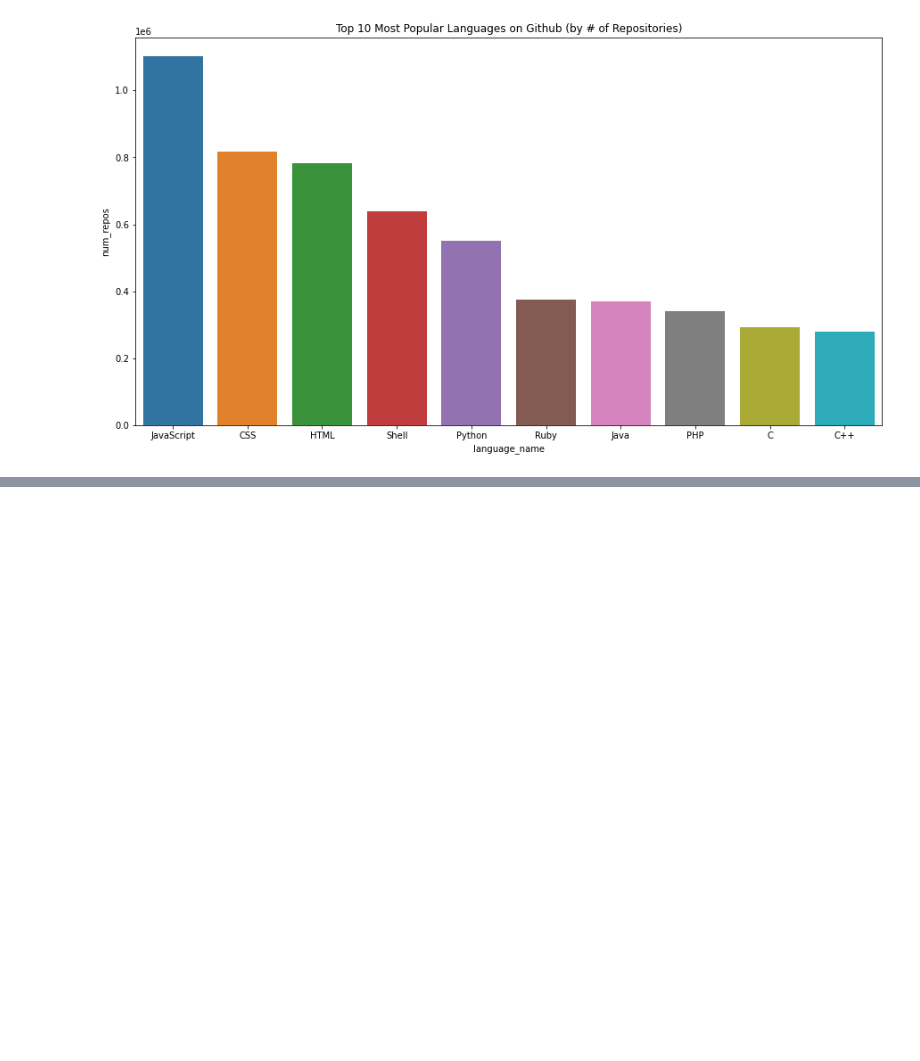
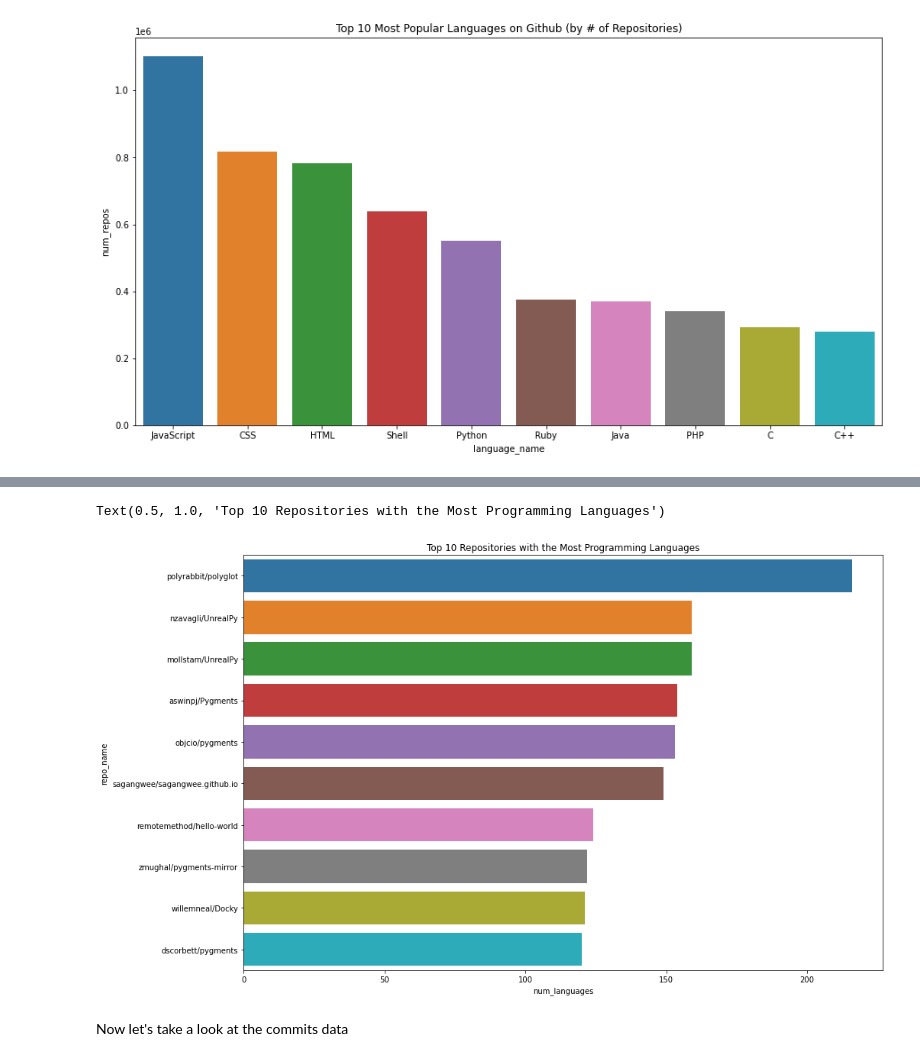
Before and after one commit to jordan-maulino/github_data, a Jupyter notebook: github_data.ipynb, the cells around one changed output, grey strips where cells are left out. Cells and saved outputs as stored; diff of their text form; code cells hidden in the pictures; blank space fills up the shorter version.

Commit message:
most languages and most commits queries

```diff
--- a/github_data.ipynb
+++ b/github_data.ipynb
@@ -99,0 +103,14 @@ Text(0.5, 1.0, 'Top 10 Most Popular Languages on Github (by # of Repositories)')
+# %%
+most_lang_query = """
+                  SELECT repo_name, COUNT(l.name) AS num_languages
+                  FROM `bigquery-public-data.github_repos.languages`,
+                    UNNEST(language) as l
+                  GROUP BY repo_name
+                  ORDER BY num_languages DESC
+                  """
+
+query_job = client.query(most_lang_query)
+
+most_lang = query_job.to_dataframe()
+
+most_lang.head()
@@ -99,0 +124,9 @@ Text(0.5, 1.0, 'Top 10 Most Popular Languages on Github (by # of Repositories)')
+# %%
+plt.figure(figsize=(15, 10))
+sns.barplot(x="num_languages", y="repo_name", data=most_lang.loc[0:9])
+plt.title("Top 10 Repositories with the Most Programming Languages")
+# %% [output]
+Text(0.5, 1.0, 'Top 10 Repositories with the Most Programming Languages')
+[figure, added]
+# %% [markdown]
+Now let's take a look at the commits data
```
Also changed, not shown: parts of 8 cells of this notebook.
